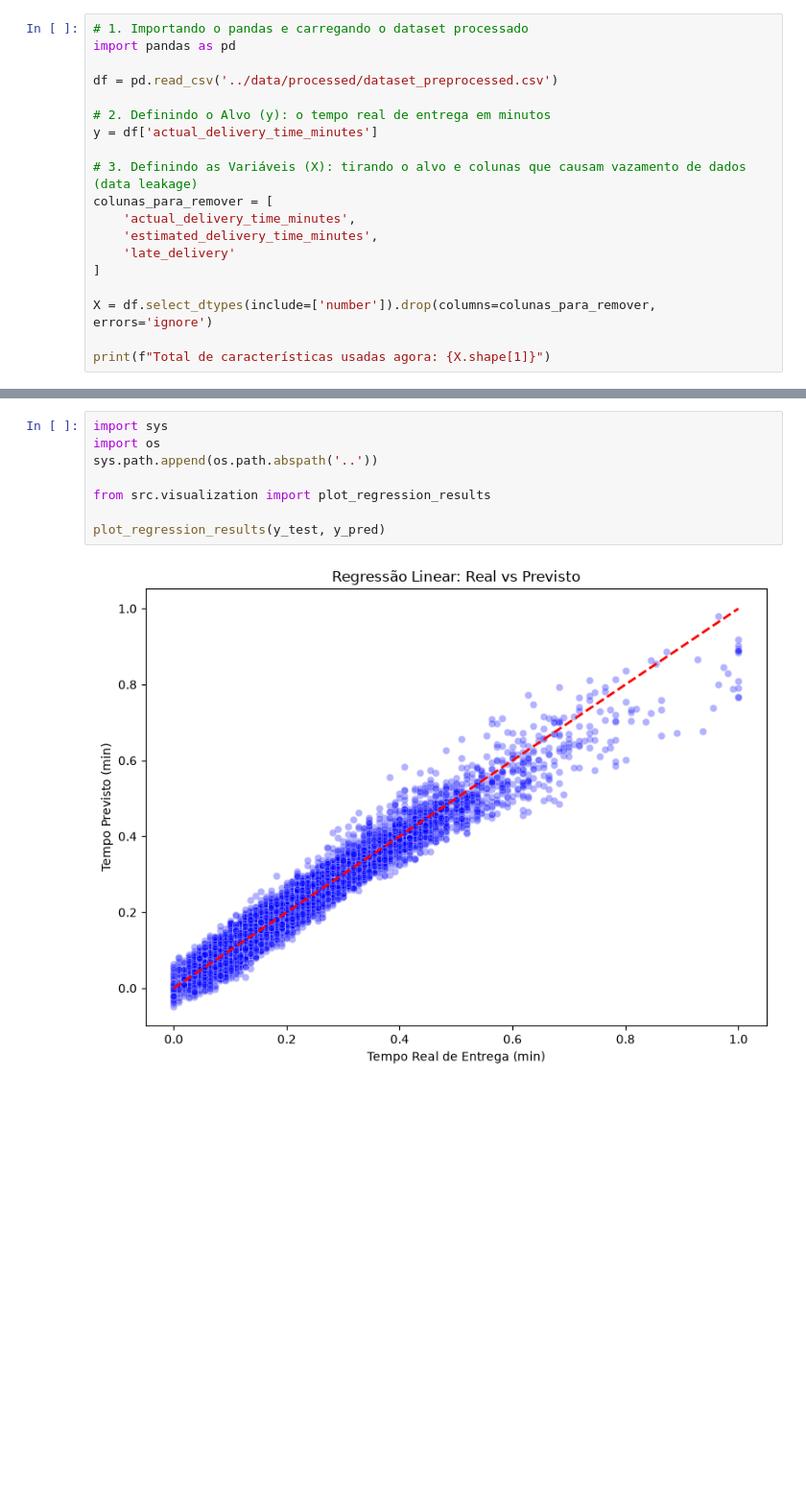
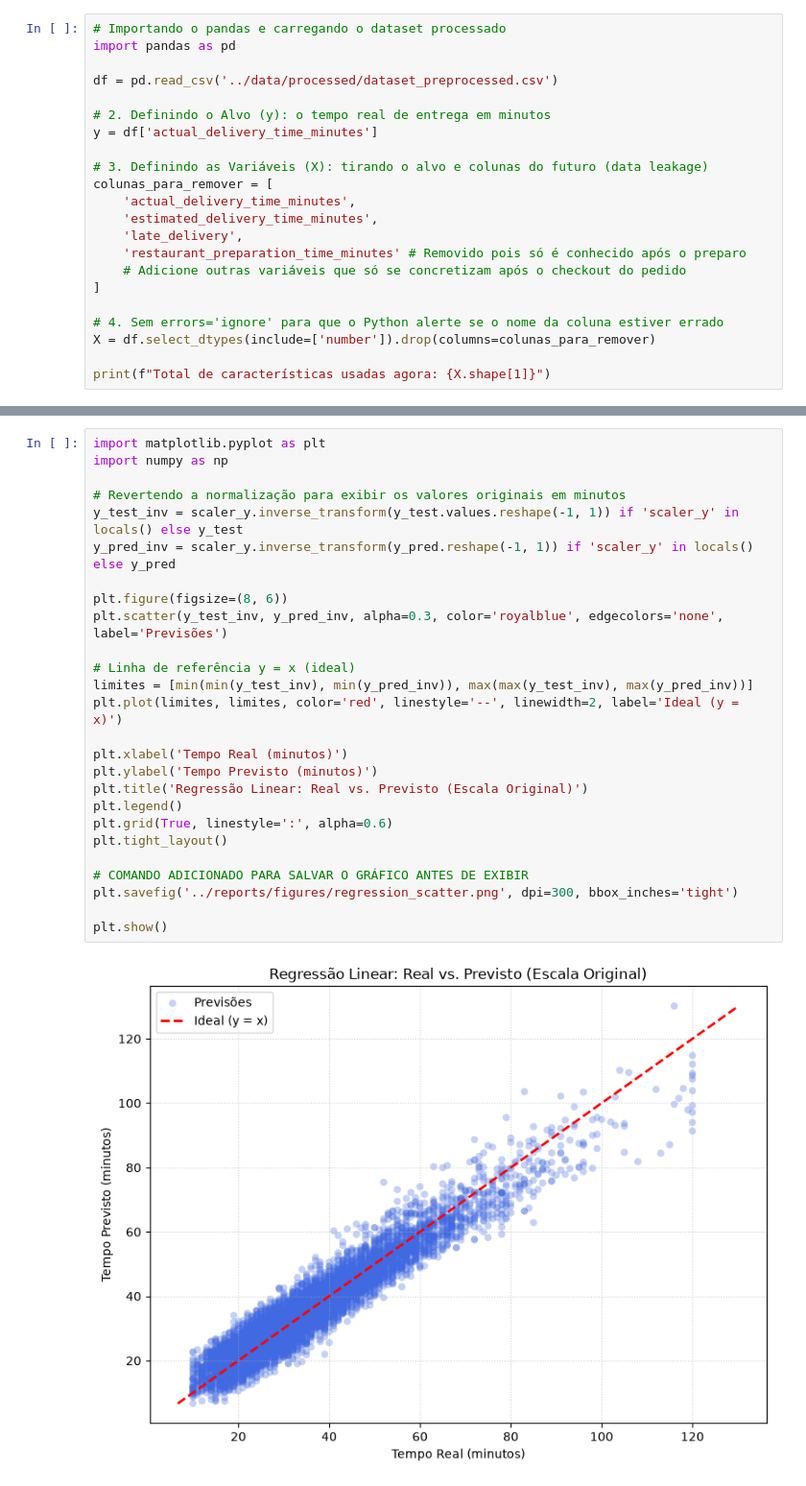
Before and after one commit to Felipe-edu34/food-delivery-eta-analysis-ml, a Jupyter notebook: notebooks/03_regression_analysis.ipynb, the cells around one changed output, grey strips where cells are left out. Shown at 96% size. Cells and saved outputs as stored; diff of their text form; blank space fills up the shorter version.

```diff
--- a/notebooks/03_regression_analysis.ipynb
+++ b/notebooks/03_regression_analysis.ipynb
@@ -1,5 +1,5 @@
 # %%
-# 1. Importando o pandas e carregando o dataset processado
+# Importando o pandas e carregando o dataset processado
 import pandas as pd
 
 df = pd.read_csv('../data/processed/dataset_preprocessed.csv')
@@ -7,14 +7,17 @@ df = pd.read_csv('../data/processed/dataset_preprocessed.csv')
 # 2. Definindo o Alvo (y): o tempo real de entrega em minutos
 y = df['actual_delivery_time_minutes']
 
-# 3. Definindo as Variáveis (X): tirando o alvo e colunas que causam vazamento de dados (data leakage)
+# 3. Definindo as Variáveis (X): tirando o alvo e colunas do futuro (data leakage)
 colunas_para_remover = [
     'actual_delivery_time_minutes',
     'estimated_delivery_time_minutes',
-    'late_delivery'
+    'late_delivery',
+    'restaurant_preparation_time_minutes' # Removido pois só é conhecido após o preparo
+    # Adicione outras variáveis que só se concretizam após o checkout do pedido
 ]
 
-X = df.select_dtypes(include=['number']).drop(columns=colunas_para_remover, errors='ignore')
+# 4. Sem errors='ignore' para que o Python alerte se o nome da coluna estiver errado
+X = df.select_dtypes(include=['number']).drop(columns=colunas_para_remover)
 
 print(f"Total de características usadas agora: {X.shape[1]}")
 # %% [output]
@@ -80,10 +80,28 @@ Top fatores que mais influenciam o tempo de entrega:
 # %%
-import sys
-import os
-sys.path.append(os.path.abspath('..'))
+import matplotlib.pyplot as plt
+import numpy as np
 
-from src.visualization import plot_regression_results
+# Revertendo a normalização para exibir os valores originais em minutos
+y_test_inv = scaler_y.inverse_transform(y_test.values.reshape(-1, 1)) if 'scaler_y' in locals() else y_test
+y_pred_inv = scaler_y.inverse_transform(y_pred.reshape(-1, 1)) if 'scaler_y' in locals() else y_pred
 
-plot_regression_results(y_test, y_pred)
+plt.figure(figsize=(8, 6))
+plt.scatter(y_test_inv, y_pred_inv, alpha=0.3, color='royalblue', edgecolors='none', label='Previsões')
+
+# Linha de referência y = x (ideal)
+limites = [min(min(y_test_inv), min(y_pred_inv)), max(max(y_test_inv), max(y_pred_inv))]
+plt.plot(limites, limites, color='red', linestyle='--', linewidth=2, label='Ideal (y = x)')
+
+plt.xlabel('Tempo Real (minutos)')
+plt.ylabel('Tempo Previsto (minutos)')
+plt.title('Regressão Linear: Real vs. Previsto (Escala Original)')
+plt.legend()
+plt.grid(True, linestyle=':', alpha=0.6)
+plt.tight_layout()
+
+# COMANDO ADICIONADO PARA SALVAR O GRÁFICO ANTES DE EXIBIR
+plt.savefig('../reports/figures/regression_scatter.png', dpi=300, bbox_inches='tight')
+
+plt.show()
 # %% [output]
-[figure, old version]
+[figure, new version]
```
Also changed, not shown: parts of 4 cells of this notebook, 3 other files.
